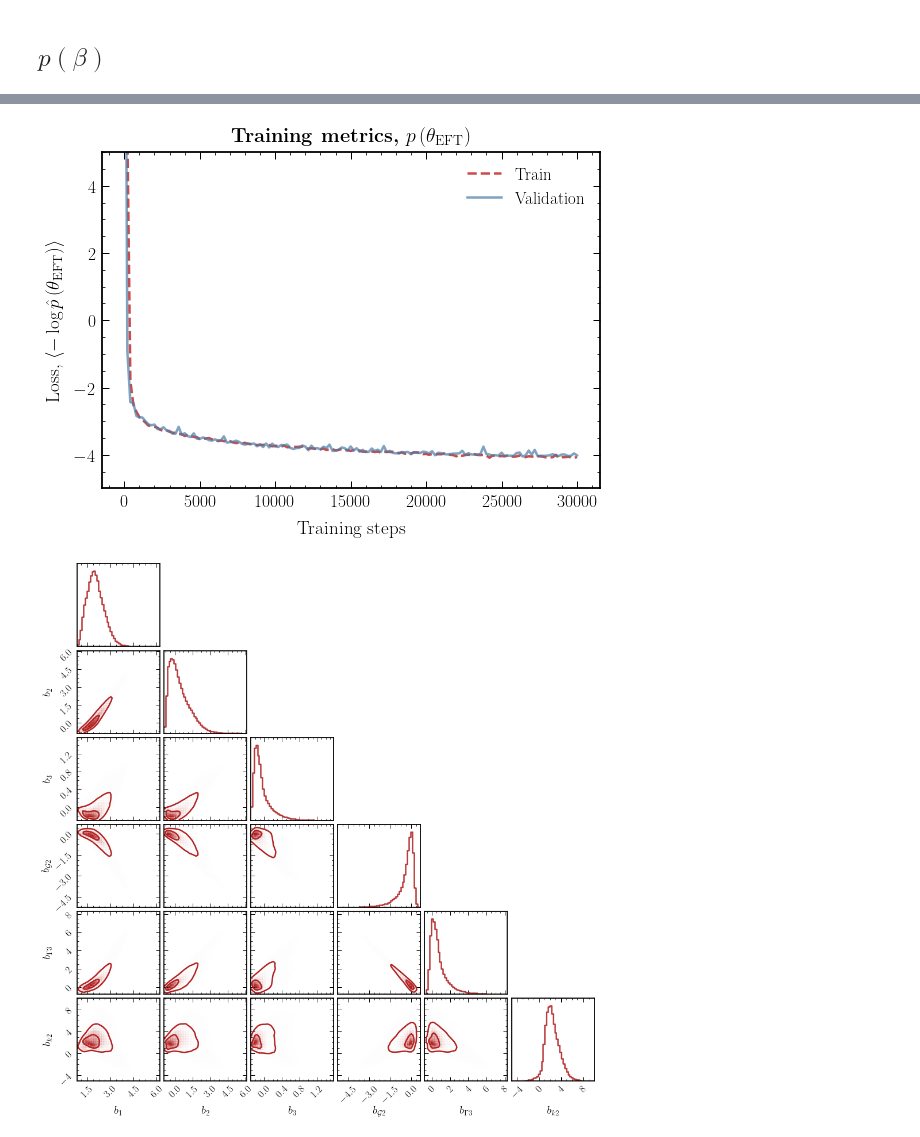
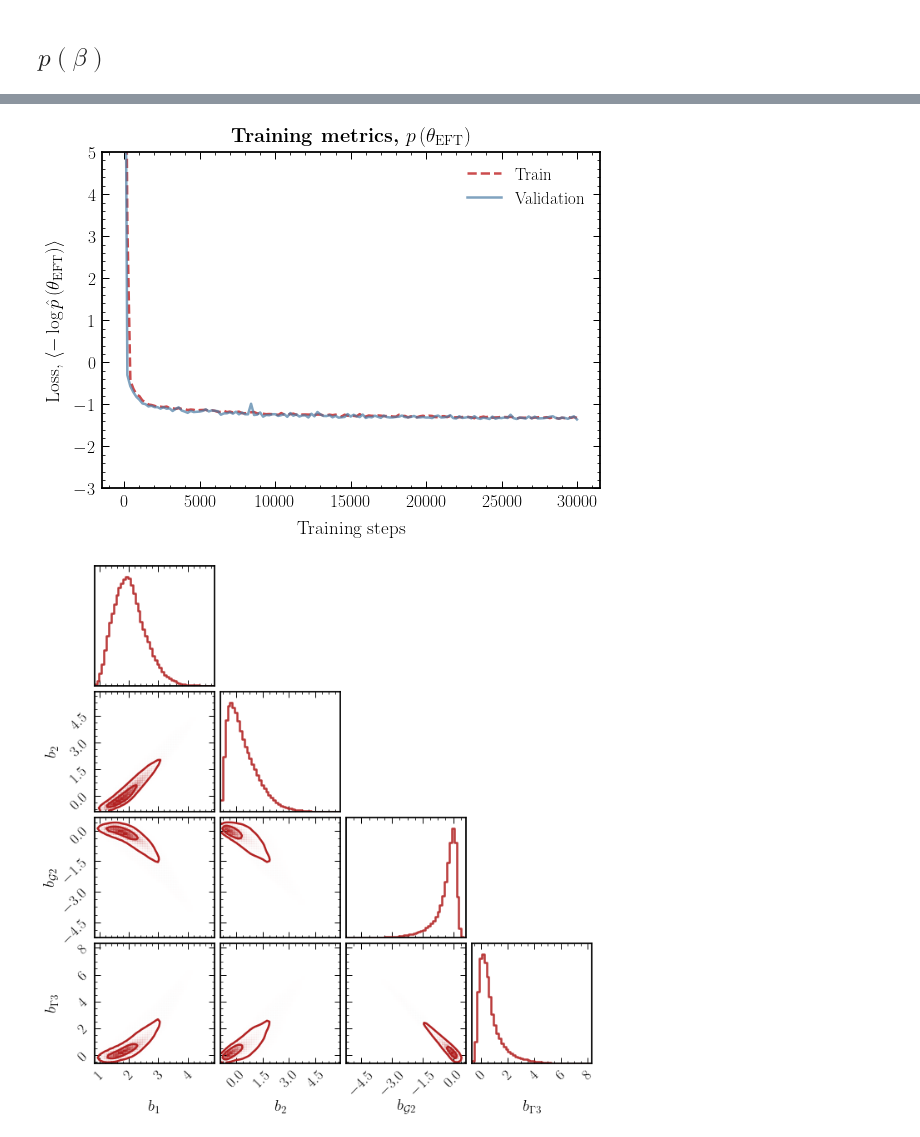
Before and after one commit to smsharma/eft-hod, a Jupyter notebook: notebooks/01_eft_fit.ipynb, the cells around one changed output, grey strips where cells are left out. Cells and saved outputs as stored; diff of their text form; code cells hidden in the pictures.

```diff
--- a/notebooks/01_eft_fit.ipynb
+++ b/notebooks/01_eft_fit.ipynb
@@ -220,3 +218,23 @@ fit_betas.shape
 # %%
 # remove b3 and bk2 (index 2 and 5) from betas
 fit_betas = fit_betas[:, [0, 1, 3, 4]]
+# %%
+val_fraction = 0.05
+
+# Get train and validation sets
+n_samples = len(fit_betas)
+n_val = int(val_fraction * n_samples)
+n_train = n_samples - n_val
+
+# Shuffle data
+shuffler = np.random.permutation(n_samples)
+fit_betas = fit_betas[shuffler]
+hods = hods[shuffler]
+
+X_train = torch.tensor(fit_betas[:n_train], dtype=torch.float32)
+Y_train = torch.tensor(hods[:n_train], dtype=torch.float32)
+
+X_val = torch.tensor(fit_betas[n_train:], dtype=torch.float32)
+Y_val = torch.tensor(hods[n_train:], dtype=torch.float32)
+
+X_train.shape, Y_train.shape, X_val.shape, Y_val.shape
@@ -252,29 +275,29 @@ ax.set_ylabel(r"Loss, $\langle -\log \hat p\left(\theta_\mathrm{EFT}\right)\rang
 ax.legend()
 ax.set_title(r"\bf{Training metrics, $p\left(\theta_\mathrm{EFT}\right)$}", y=1.01, fontsize=20)
 
-ax.set_ylim(-5, 5)
+ax.set_ylim(-3, 5)
 
 plt.tight_layout()
 plt.savefig("figures/loss_p_eft.pdf")
 # %% [output]
-[figure, old version]
+[figure, new version]
 # %%
 samples = flow.sample(num_samples=100_000)
 # %%
 levels =  1.0 - np.exp(-0.5 *np.array([1.0, 2.0]) ** 2)
 
 corner_configs = {
     "smooth": 0.75,
     "smooth1d": 0.5,
     "bins": 50,
     "levels": levels, # Assuming 'levels' is defined elsewhere
     "plot_datapoints": False,
     "plot_density": True,
-    "labels": [r'$b_1$', r'$b_2$', r'$b_3$', r'$b_{\mathcal G2}$', r'$b_{\Gamma3}$', r'$b_{k2}$']
+    "labels": [r'$b_1$', r'$b_2$', r'$b_{\mathcal G2}$', r'$b_{\Gamma3}$',]
 }
 
 fig = corner.corner(samples.detach().numpy(), **corner_configs, color='firebrick');
 # %% [output]
-[figure, old version]
+[figure, new version]
 # %%
 torch.save(flow, "../data/models/p_beta.pt")
```
Also changed, not shown: parts of 3 cells of this notebook, 3 other files.
